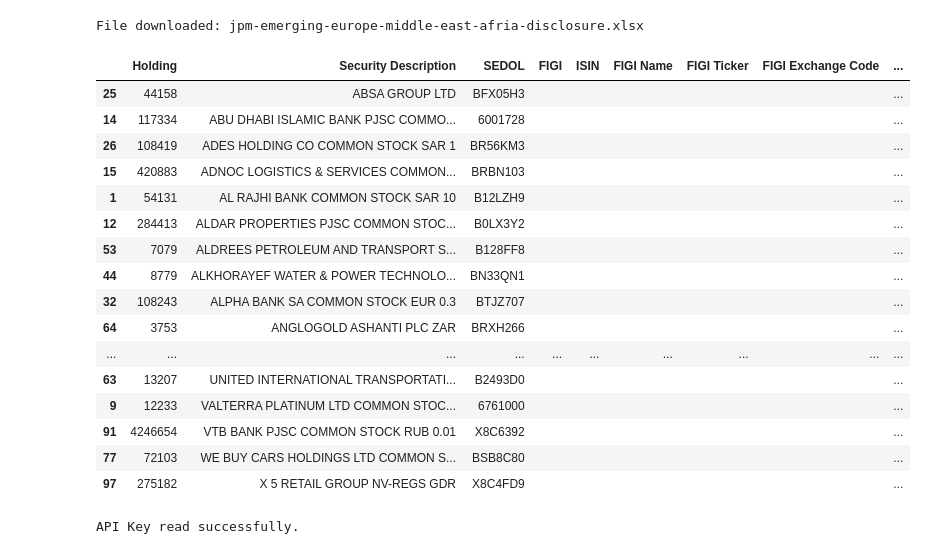
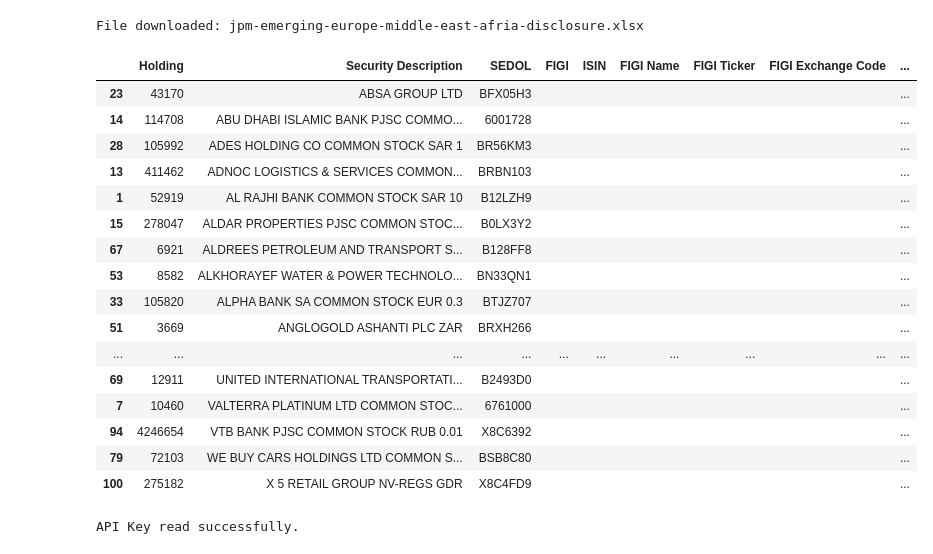
Before and after one commit to CraigCarey/FinanceDump, a Jupyter notebook: jema/jema_latest.ipynb, the cells around one changed output. Cells and saved outputs as stored; diff of their text form; code cells hidden in the pictures.

```diff
--- a/jema/jema_latest.ipynb
+++ b/jema/jema_latest.ipynb
@@ -32,49 +32,49 @@ File downloaded: jpm-emerging-europe-middle-east-afria-disclosure.xlsx
 # %%
 pc_col = "% of Fund"
 market_val_col = "Market Value"
 desc_col = 'Security Description'
 figi_col = 'FIGI'
 isin_col = 'ISIN'
 sedol_col = 'SEDOL'
 security_col = 'Security No.'
 figi_name_col = 'FIGI Name'
 figi_ticker_col = 'FIGI Ticker'
 figi_exchange_col = 'FIGI Exchange Code'
 figi_type_col = 'FIGI Security Type'
 figi_market_sector_col = 'FIGI Market Sector'
 
-latest_data = pd.read_excel(local_filename, sheet_name='Oct 2025', skiprows=9, usecols=range(5))
+latest_data = pd.read_excel(local_filename, sheet_name='Nov 2025', skiprows=9, usecols=range(5))
 latest_data.drop([pc_col, market_val_col], axis=1, inplace=True)
 latest_data.dropna(inplace=True)
 latest_data[figi_col] = ''
 latest_data[isin_col] = ''
 latest_data[isin_col] = ''
 latest_data[figi_name_col] = ''
 latest_data[figi_ticker_col] = ''
 latest_data[figi_exchange_col] = ''
 latest_data[figi_type_col] = ''
 latest_data[figi_market_sector_col] = ''
 latest_data = latest_data.rename(columns={security_col: sedol_col})
 
 display(latest_data.sort_values(by=desc_col))
 # %% [output]
 |  | Holding | Security Description | SEDOL | FIGI | ISIN | FIGI Name | FIGI Ticker | FIGI Exchange Code | ... |
-| 25 | 44158 | ABSA GROUP LTD | BFX05H3 |  |  |  |  |  | ... |
-| 14 | 117334 | ABU DHABI ISLAMIC BANK PJSC COMMO... | 6001728 |  |  |  |  |  | ... |
-| 26 | 108419 | ADES HOLDING CO COMMON STOCK SAR 1 | BR56KM3 |  |  |  |  |  | ... |
-| 15 | 420883 | ADNOC LOGISTICS & SERVICES COMMON... | BRBN103 |  |  |  |  |  | ... |
-| 1 | 54131 | AL RAJHI BANK COMMON STOCK SAR 10 | B12LZH9 |  |  |  |  |  | ... |
-| 12 | 284413 | ALDAR PROPERTIES PJSC COMMON STOC... | B0LX3Y2 |  |  |  |  |  | ... |
-| 53 | 7079 | ALDREES PETROLEUM AND TRANSPORT S... | B128FF8 |  |  |  |  |  | ... |
-| 44 | 8779 | ALKHORAYEF WATER & POWER TECHNOLO... | BN33QN1 |  |  |  |  |  | ... |
-| 32 | 108243 | ALPHA BANK SA COMMON STOCK EUR 0.3 | BTJZ707 |  |  |  |  |  | ... |
-| 64 | 3753 | ANGLOGOLD ASHANTI PLC ZAR | BRXH266 |  |  |  |  |  | ... |
+| 23 | 43170 | ABSA GROUP LTD | BFX05H3 |  |  |  |  |  | ... |
+| 14 | 114708 | ABU DHABI ISLAMIC BANK PJSC COMMO... | 6001728 |  |  |  |  |  | ... |
+| 28 | 105992 | ADES HOLDING CO COMMON STOCK SAR 1 | BR56KM3 |  |  |  |  |  | ... |
+| 13 | 411462 | ADNOC LOGISTICS & SERVICES COMMON... | BRBN103 |  |  |  |  |  | ... |
+| 1 | 52919 | AL RAJHI BANK COMMON STOCK SAR 10 | B12LZH9 |  |  |  |  |  | ... |
+| 15 | 278047 | ALDAR PROPERTIES PJSC COMMON STOC... | B0LX3Y2 |  |  |  |  |  | ... |
+| 67 | 6921 | ALDREES PETROLEUM AND TRANSPORT S... | B128FF8 |  |  |  |  |  | ... |
+| 53 | 8582 | ALKHORAYEF WATER & POWER TECHNOLO... | BN33QN1 |  |  |  |  |  | ... |
+| 33 | 105820 | ALPHA BANK SA COMMON STOCK EUR 0.3 | BTJZ707 |  |  |  |  |  | ... |
+| 51 | 3669 | ANGLOGOLD ASHANTI PLC ZAR | BRXH266 |  |  |  |  |  | ... |
 | ... | ... | ... | ... | ... | ... | ... | ... | ... | ... |
-| 63 | 13207 | UNITED INTERNATIONAL TRANSPORTATI... | B2493D0 |  |  |  |  |  | ... |
-| 9 | 12233 | VALTERRA PLATINUM LTD COMMON STOC... | 6761000 |  |  |  |  |  | ... |
-| 91 | 4246654 | VTB BANK PJSC COMMON STOCK RUB 0.01 | X8C6392 |  |  |  |  |  | ... |
-| 77 | 72103 | WE BUY CARS HOLDINGS LTD COMMON S... | BSB8C80 |  |  |  |  |  | ... |
-| 97 | 275182 | X 5 RETAIL GROUP NV-REGS GDR | X8C4FD9 |  |  |  |  |  | ... |
+| 69 | 12911 | UNITED INTERNATIONAL TRANSPORTATI... | B2493D0 |  |  |  |  |  | ... |
+| 7 | 10460 | VALTERRA PLATINUM LTD COMMON STOC... | 6761000 |  |  |  |  |  | ... |
+| 94 | 4246654 | VTB BANK PJSC COMMON STOCK RUB 0.01 | X8C6392 |  |  |  |  |  | ... |
+| 79 | 72103 | WE BUY CARS HOLDINGS LTD COMMON S... | BSB8C80 |  |  |  |  |  | ... |
+| 100 | 275182 | X 5 RETAIL GROUP NV-REGS GDR | X8C4FD9 |  |  |  |  |  | ... |
 # %%
 def read_api_key(file_path):
     try:
```
Also changed, not shown: parts of 2 cells of this notebook, 8 other files.
